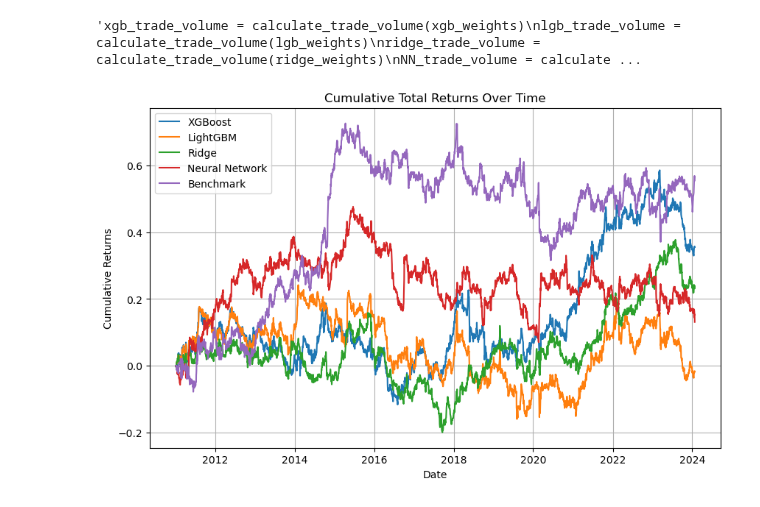
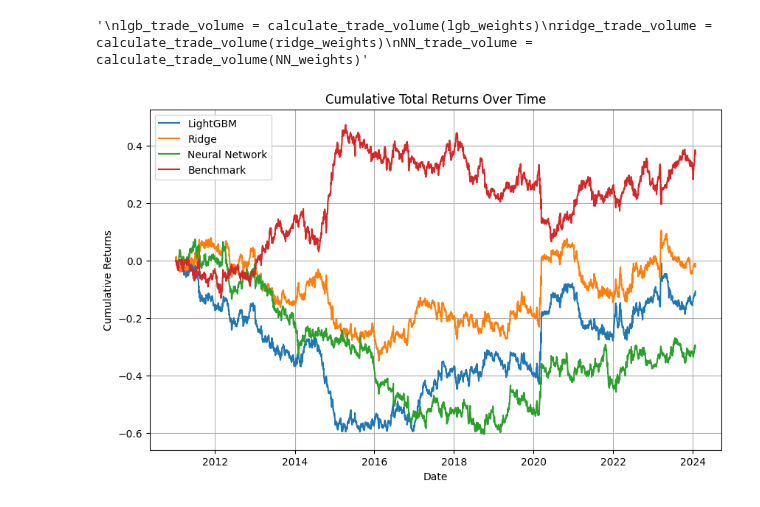
Before and after one commit to OscarAzrak/Master-thesis, a Jupyter notebook: Files/Codes_cross.ipynb, the cells around one changed output. Saved outputs shown, nothing was run; the diff lists cells and outputs as text; code cells hidden in the pictures.

```diff
--- a/Files/Codes_cross.ipynb
+++ b/Files/Codes_cross.ipynb
@@ -40,19 +40,31 @@ X_train, X_eval, X_test, y_train, y_eval, y_test, X_train_eval, y_train_eval = p
 """NN_model = load_model('NN_model.h5')
 ridge_best = pickle.load(open('ridge_model.pickle', 'rb'))
 lgb_best = pickle.load(open('lgb_model.pickle', 'rb'))
-xgb_best = pickle.load(open('xgb_model.pickle', 'rb'))"""
-param_grid_NN =  {'batch_size': [64], 'epochs': [50], 'optimizer': ['rmsprop']}
+"""
+param_grid_NN = {
+    'optimizer': ['adam', 'rmsprop'],
+    'epochs': [50],
+    'batch_size': [32, 64]
+}
+#param_grid_NN =  {'batch_size': [64], 'epochs': [50], 'optimizer': ['rmsprop']}
 
-NN_model, history, X_test_scaled =  optimize_and_train_NN(X_train, y_train, X_eval, y_eval, X_test, param_grid_NN, cross)
+NN_model, best_params, X_test_scaled = optimize_and_train_NN(X_train, y_train, X_eval, y_eval, X_test, param_grid_NN, cross)
 
-param_grid_alpha = {'alpha': [0.1, 0.01, 1, 10]}
+
+
+param_grid_alpha = {'alpha': [0.1, 1.0, 10.0]}
+#param_grid_alpha = {'alpha': [1.0]}
 ridge_best, grid_search = optimize_and_train_ridge(X_train, y_train, X_train_eval, y_train_eval, param_grid_alpha, cross)
 
-param_grid_xgb =  {'learning_rate': [0.1], 'max_depth': [3], 'n_estimators': [50]}
 
-xgb_best, best_params = optimize_and_train_xgb(X_train, y_train, X_eval, y_eval, param_grid_xgb, cross)
+param_grid_lgb = {
+    'max_depth': [3, 6, 10],
+    'n_estimators': [50, 100, 200],
+    'learning_rate': [0.01, 0.1, 0.2],
+    'num_leaves': [31, 63, 127, 255]
+}
 
-param_grid_lgb =  {'learning_rate': [0.01], 'max_depth': [10], 'n_estimators': [200], 'num_leaves': [31]}
+param_grid_lgb = {'learning_rate': [0.01], 'max_depth': [3], 'n_estimators': [200], 'num_leaves': [31]}
 
 lgb_best, best_params = optimize_and_train_lgb(X_train, y_train, X_eval, y_eval, param_grid_lgb, cross)
 # %% [output]
@@ -140,7 +134,6 @@ results_best = {}
 results_worst = {}
 models = {
     'lgb': lgb_best,
-    'xgb': xgb_best,
     'ridge': ridge_best,
     'NN': NN_model,
     'benchmark': None
@@ -154,7 +147,6 @@ for col in df_2_neutral.columns:
 
 model_dfs = {
     'lgb': df_2_neutral.copy(),
-    'xgb': df_2_neutral.copy(),
     'ridge': df_2_neutral.copy(),
     'NN': df_2_neutral.copy(),
     'benchmark': df_2_neutral.copy()
@@ -165,7 +157,6 @@ model_dfs = {
 
 signals_dfs = {
     'lgb': df_2_neutral.copy(),
-    'xgb': df_2_neutral.copy(),
     'ridge': df_2_neutral.copy(),
     'NN': df_2_neutral.copy(),
     'benchmark': df_2_neutral.copy()
@@ -173,14 +164,13 @@ signals_dfs = {
 
 portfolio_dfs = {
     'lgb': df_2_neutral.copy(),
-    'xgb': df_2_neutral.copy(),
     'ridge': df_2_neutral.copy(),
     'NN': df_2_neutral.copy(),
     'benchmark': df_2_neutral.copy()
 }
 
 for name, model in models.items():
-    best_assets, worst_assets = predict_and_analyze_ext(model, X_test, df, name, df_read, date_col, cross)
+    best_assets, worst_assets = predict_and_analyze_ext(model, X_test, df, name, df_read, date_col, cross, top_percentile=70, bottom_percentile=30)
     assets_df = pd.concat([best_assets, worst_assets])
     assets_df['update_value'] = 0
     assets_df.loc[assets_df[name] > assets_df['top_threshold'], 'update_value'] = 1
@@ -196,5 +185,4 @@ for name, model in models.items():
 # %%
-xgb_weights = portfolio_dfs['xgb']
 lgb_weights = portfolio_dfs['lgb']
 ridge_weights = portfolio_dfs['ridge']
 NN_weights = portfolio_dfs['NN']
@@ -203,56 +191,46 @@ benchmark_weights = portfolio_dfs['benchmark']
 
 
 
-xgb_returns = xgb_weights*df_2_read
 lgb_returns = lgb_weights*df_2_read
 ridge_returns = ridge_weights*df_2_read
 NN_returns = NN_weights*df_2_read
 benchmark_returns = benchmark_weights*df_2_read
 
 
-"""xgb_trade_volume = calculate_trade_volume(xgb_weights)
+"""
 lgb_trade_volume = calculate_trade_volume(lgb_weights)
 ridge_trade_volume = calculate_trade_volume(ridge_weights)
 NN_trade_volume = calculate_trade_volume(NN_weights)"""
 # %% [output]
-'xgb_trade_volume = calculate_trade_volume(xgb_weights)\nlgb_trade_volume = calculate_trade_volume(lgb_weights)\nridge_trade_volume = calculate_trade_volume(ridge_weights)\nNN_trade_volume = calculate ...
+'\nlgb_trade_volume = calculate_trade_volume(lgb_weights)\nridge_trade_volume = calculate_trade_volume(ridge_weights)\nNN_trade_volume = calculate_trade_volume(NN_weights)'
 # %%
 import matplotlib.pyplot as plt
 
 # Sum the returns across all assets for each day to get the daily total returns for each model
-xgb_total_returns = xgb_returns.sum(axis=1)
 lgb_total_returns = lgb_returns.sum(axis=1)
 ridge_total_returns = ridge_returns.sum(axis=1)
 NN_total_returns = NN_returns.sum(axis=1)
 benchmark_total_returns = benchmark_returns.sum(axis=1)
-# Calculate the cumulative total returns for each model
-#xgb_cumulative_total_returns = (1 + xgb_total_returns).cumprod() - 1
-#lgb_cumulative_total_returns = (1 + lgb_total_returns).cumprod() - 1
-#ridge_cumulative_total_returns = (1 + ridge_total_returns).cumprod() - 1
-#NN_cumulative_total_returns = (1 + NN_total_returns).cumprod() - 1
 
-# use cumsum
-xgb_cumulative_total_returns = xgb_total_returns.cumsum()
 lgb_cumulative_total_returns = lgb_total_returns.cumsum()
 ridge_cumulative_total_returns = ridge_total_returns.cumsum()
 NN_cumulative_total_returns = NN_total_returns.cumsum()
 benchmark_cumulative_total_returns = benchmark_total_returns.cumsum()
 
 # Plot the cumulative total returns for each model
 plt.figure(figsize=(10, 6))
-plt.plot(xgb_cumulative_total_returns, label='XGBoost')
 plt.plot(lgb_cumulative_total_returns, label='LightGBM')
 plt.plot(ridge_cumulative_total_returns, label='Ridge')
 plt.plot(NN_cumulative_total_returns, label='Neural Network')
 plt.plot(benchmark_cumulative_total_returns, label='Benchmark')
 plt.title('Cumulative Total Returns Over Time')
 plt.xlabel('Date')
 plt.ylabel('Cumulative Returns')
 plt.legend()
 plt.grid(True)
 plt.show()
 # %% [output]
-[figure, old version]
+[figure, new version]
 # %%
 %reload_ext autoreload
 %autoreload 2
```
Also changed, not shown: parts of 8 cells of this notebook, 1 other file.
